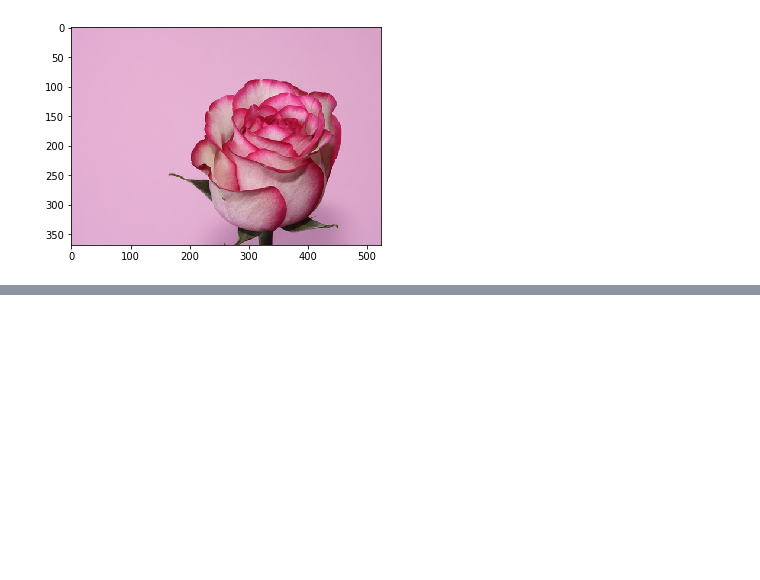
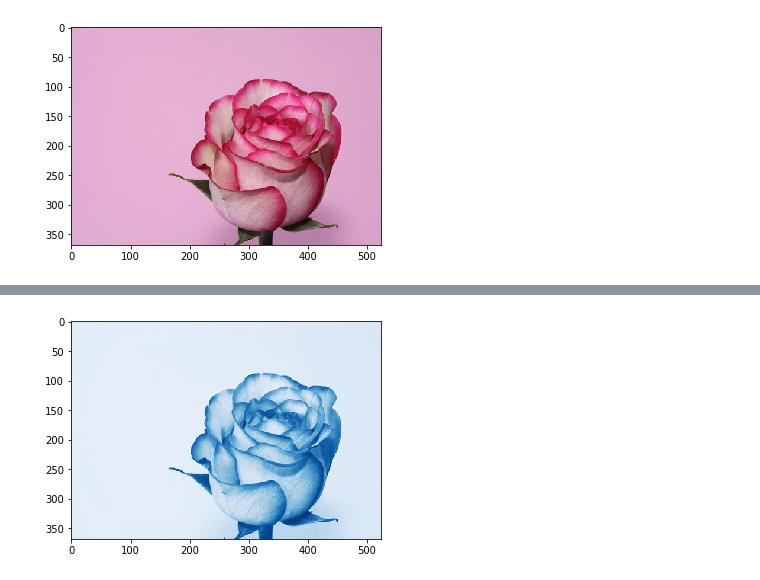
Before and after one commit to chloequinto/ImgProc, a Jupyter notebook: Project/Color Filtering.ipynb, the cells around one changed output, grey strips where cells are left out. Drawn from its saved outputs; the diff is of its cells as text; code cells hidden in the pictures; blank space fills up the shorter version.

```diff
--- a/Project/Color Filtering.ipynb
+++ b/Project/Color Filtering.ipynb
@@ -120,0 +84,13 @@ SyntaxError: positional argument follows keyword argument (<ipython-input-30-938
+# %%
+def BlueHue (rgb):
+    R = rgb[:,:,0]
+    G = rgb[:,:,1]
+    B = rgb[:,:,2]
+    blue = 0*R + 0*G + 1*B
+
+    return blue
+BlueImg = BlueHue(image);
+plt.imshow(BlueImg, cmap = plt.cm.Blues_r, alpha = 1)
+plt.savefig('BlueRose.png')
+# %% [output]
+[figure, added]
```
Also changed, not shown: parts of 48 cells of this notebook, 16 other files.
